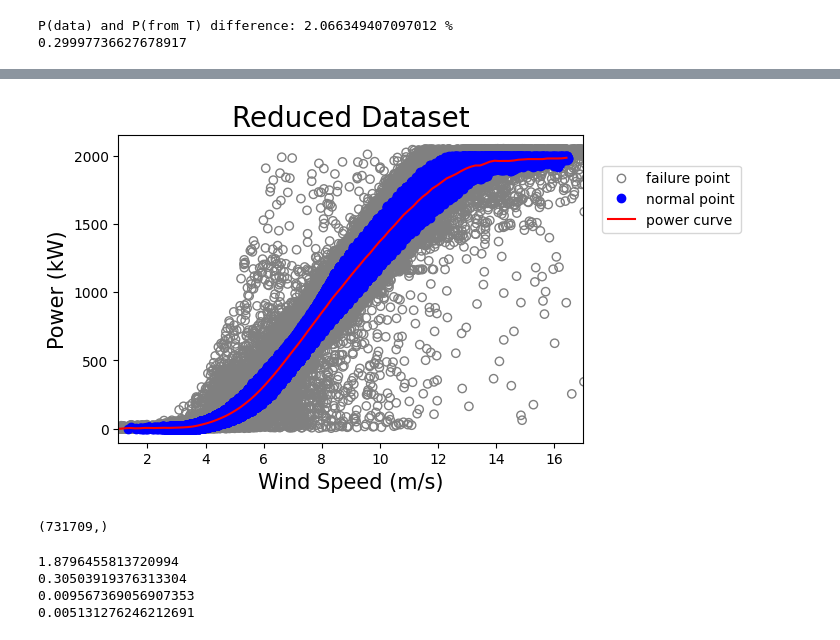
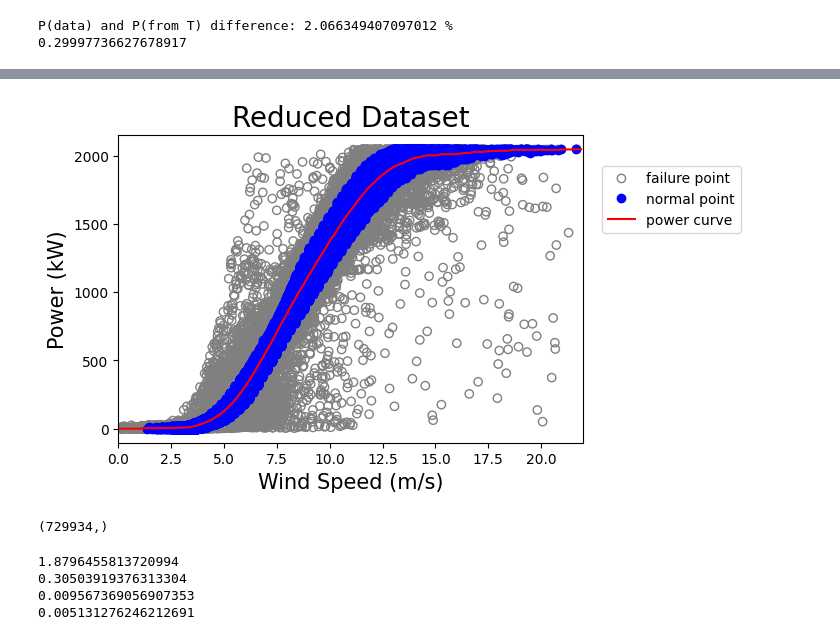
Before and after one commit to alfonsogijon/WindTurbines_PINNs, a Jupyter notebook: Code/Data_preprocessing.ipynb, the cells around one changed output, grey strips where cells are left out. Drawn from its saved outputs; the diff is of its cells as text; code cells hidden in the pictures.

```diff
--- a/Code/Data_preprocessing.ipynb
+++ b/Code/Data_preprocessing.ipynb
@@ -287,20 +290,32 @@ lambd_data = lambd_data [ (lmin<lambd_data) & (lambd_data<lmax) ]
 
 # Revome data with Vw>22
 vmin = 0
-vmax = 16.5
+vmax = 22.0
 Y_data = Y_data [ (X_data[:,0] < vmax) ]
 lambd_data = lambd_data [ (X_data[:,0] < vmax) ]
 Cp_data = Cp_data [ (X_data[:,0] < vmax) ]
 name_data = name_data [ (X_data[:,0] < vmax) ]
 X_data = X_data [ (X_data[:,0] < vmax) ]
 
-# Remove data with P>2000 kW
-P_max = 2000
+# Remove data with P>2050 kW
+""" P_max = 2050
 X_data = X_data [ (Y_data[:,1]/1000 < P_max) ]
 name_data = name_data [ (Y_data[:,1]/1000 < P_max) ]
 lambd_data = lambd_data [ (Y_data[:,1]/1000 < P_max) ]
 Cp_data = Cp_data [ (Y_data[:,1]/1000 < P_max) ]
-Y_data = Y_data [ (Y_data[:,1]/1000 < P_max) ]
+Y_data = Y_data [ (Y_data[:,1]/1000 < P_max) ] """
+
+# Remove data with rotor speed outside [8.5,17.1] rpm
+""" wmin = 8.5              # rpm
+wmax = 17.1             # rpm
+wmin = wmin*2*np.pi/60  # rad/s
+wmax = wmax*2*np.pi/60  # rad/s
+name_data = name_data [ (wmin<X_data[:,2]) & (X_data[:,2]<wmax) ]
+Y_data = Y_data [ (wmin<X_data[:,2]) & (X_data[:,2]<wmax) ]
+Cp_data = Cp_data [ (wmin<X_data[:,2]) & (X_data[:,2]<wmax) ]
+lambd_data = lambd_data [ (wmin<X_data[:,2]) & (X_data[:,2]<wmax) ]
+X_data = X_data [ (wmin<X_data[:,2]) & (X_data[:,2]<wmax) ] """
+
 
 # Histogram of lambda
 plt.figure(figsize=(4,4))
@@ -378,7 +393,7 @@ for i in range(1,nbins):
 
 
 
-#Each point is removed if it is further than 5*sigma from the median at each bin
+#Each point is removed if it is further than 3*sigma from the median at each bin
 name_good = []
 P_good = []
 V_good = []
@@ -398,6 +413,12 @@ for i in range(nbins):
         #p_condition = (np.abs(Y_data[:,1]-P_estimated[i]) < 5*sigma )
         p_condition = (np.abs(Y_data[:,1]-P_estimated[i]) < 3*sigma )
 
+        if(vl>18.5):
+            # sigma is too big because there are no much data,
+            # so we remove points farther than 200 kW
+            Pgap = 200 * 1000
+            p_condition = (np.abs(Y_data[:,1]-P_estimated[i]) < Pgap )
+
         P_good = np.append(P_good, Y_data[:,1][v_subset & p_condition])
         V_good = np.append(V_good, X_data[:,0][v_subset & p_condition])
 
@@ -406,6 +427,8 @@ for i in range(nbins):
         T_good = np.append(T_good, Y_data[:,0][v_subset & p_condition])
 
         name_good = np.append(name_good, name_data[:][v_subset & p_condition])
+
+
 
 
 
@@ -419,37 +442,37 @@ V_good = np.array(V_good[:],dtype='float64')
 theta_good = np.array(theta_good[:],dtype='float64')
 W_good = np.array(W_good[:],dtype='float64')
 T_good = np.array(T_good[:],dtype='float64')
 P_good = np.array(P_good[:],dtype='float64')
 
 # Power curve from manufacturer
 #V_manu = np.arange(3.5,22.5,0.5)
 #P_manu = np.zeros(38)
 #P_manu = [25,66,129,192,267,343,431,519,615,711,835,959,1157,1355,1518,1681,1771,1861,
 #1904,1947,1970,1987,1996,2000,2000,2000,2000,2000,2000,2000,2000,2000,2000,2000,2000,
 #2000, 2000, 2000]
 #for i in range(38):
 #    print(str(V_manu[i])+" "+str(P_manu[i]))
 
 # Plot P vs V
 plt.figure(figsize=(6,4))
 plt.xlabel('Wind Speed (m/s)',fontsize=15)
 plt.ylabel('Power (kW)',fontsize=15)
 plt.title('Reduced Dataset',fontsize=20)
 plt.scatter(V_all, P_all/1000,facecolors='none',edgecolors='grey', label='failure point')
 plt.plot(V_good, P_good/1000,'bo',label='normal point')
 #plt.plot(X_data_aux[:,0], Y_data_aux[:,1]/1000,'bo')
 plt.plot(V_estimated, P_estimated/1000, 'r-',label='power curve')
 #plt.plot(V_manu, P_manu, 'k-',label='manufacturer power curve')
-plt.xlim([1,17])
-#plt.xlim([0,20])
+#plt.xlim([1,17])
+plt.xlim([0,22])
 #plt.ylim([0,100])
 l1 = plt.legend(bbox_to_anchor=(1.04, 0.9), borderaxespad=0)
 plt.show()
 
 print(P_good.shape)
 # %% [output]
-[figure, old version]
+[figure, new version]
-(731709,)
+(729934,)
 # %%
 # Save reduced dataset in Wats, rads/s and rads for power, angular velocity and angle
 
```
Also changed, not shown: parts of 3 cells of this notebook, 4 other files.
